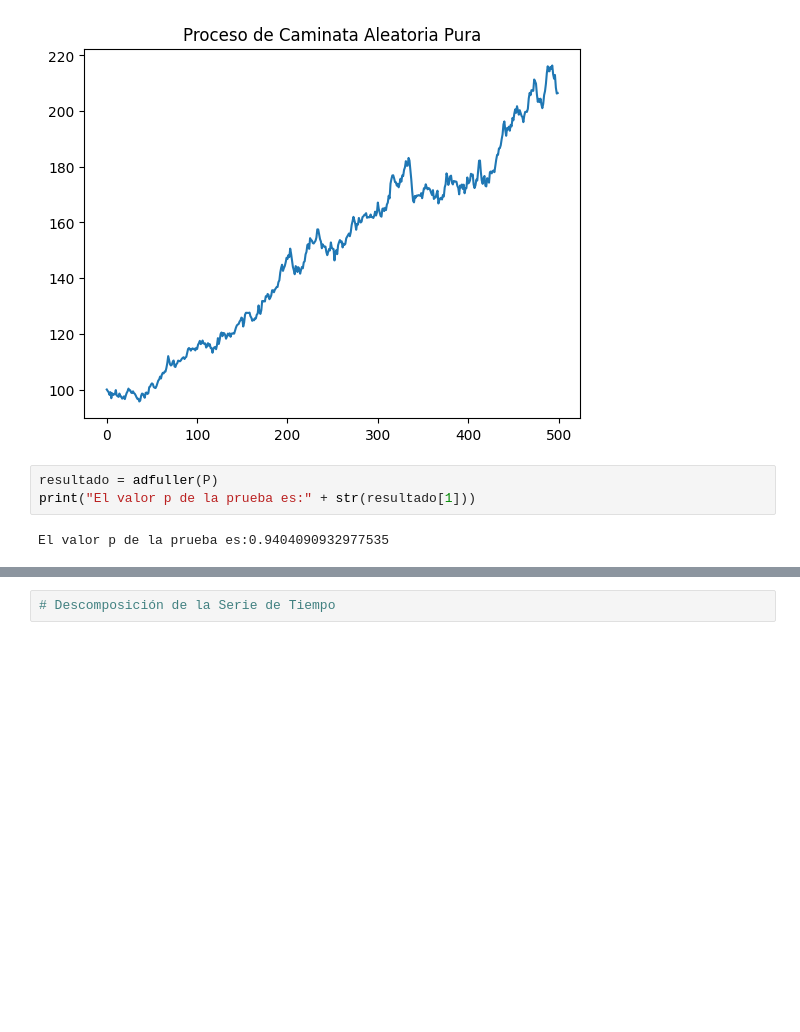
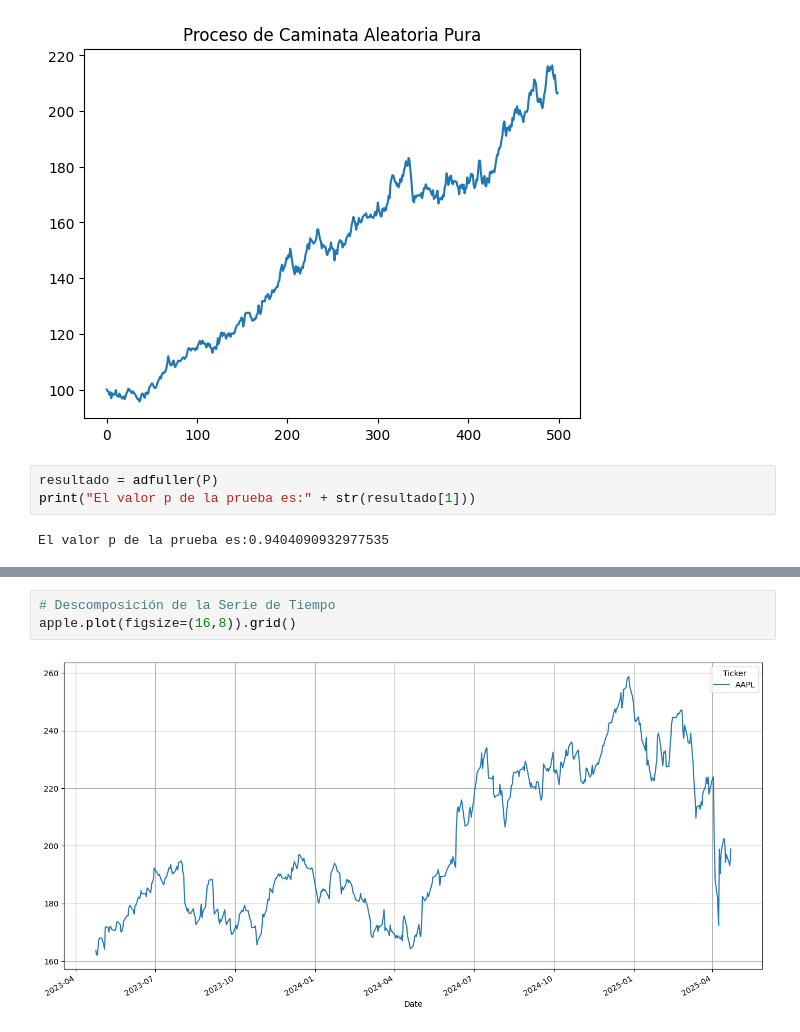
Before and after one commit to katiemackness/time-series-analysis, a Jupyter notebook: practica-es.ipynb, the cells around one changed output, grey strips where cells are left out. Saved outputs shown, nothing was run; the diff lists cells and outputs as text; blank space fills up the shorter version.

```diff
--- a/practica-es.ipynb
+++ b/practica-es.ipynb
@@ -359,2 +359,5 @@ plt.show()
 # %%
 # Descomposición de la Serie de Tiempo
+apple.plot(figsize=(16,8)).grid()
+# %% [output]
+[figure, added]
```
Also changed, not shown: parts of 39 cells of this notebook.
